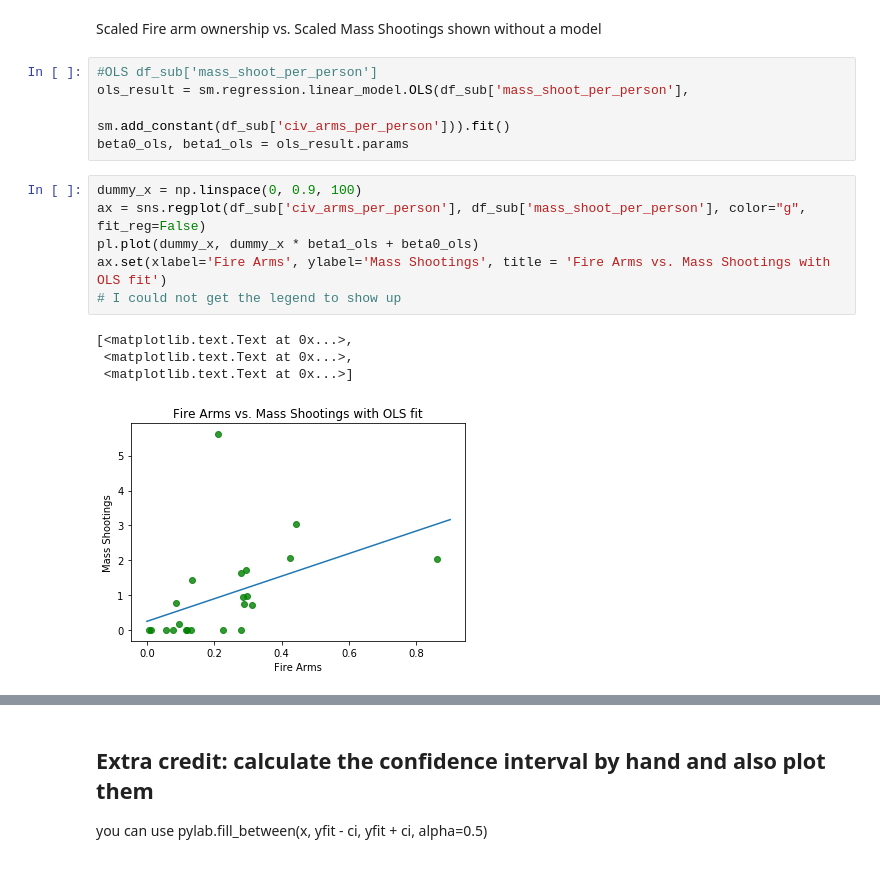
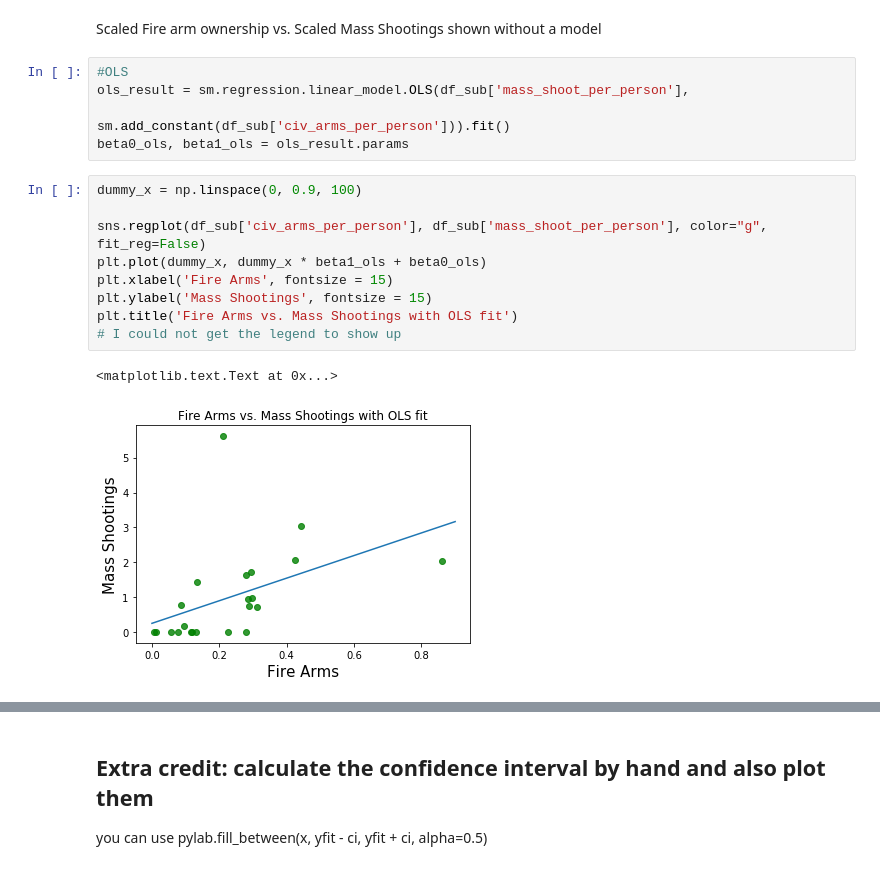
Before and after one commit to colinandrus/PUI2017_cra354, a Jupyter notebook: HW5_cra354/HW5_Part3.ipynb, the cells around one changed output, grey strips where cells are left out. Cells and saved outputs as stored; diff of their text form.

```diff
--- a/HW5_cra354/HW5_Part3.ipynb
+++ b/HW5_cra354/HW5_Part3.ipynb
@@ -389,18 +389,19 @@ ax.set(xlabel='Fire Arms', ylabel='Mass Shootings', title = 'Fire Arms vs. Mass
 # %% [markdown]
 Scaled Fire arm ownership vs. Scaled Mass Shootings shown without a model
 # %%
-#OLS df_sub['mass_shoot_per_person']
+#OLS
 ols_result = sm.regression.linear_model.OLS(df_sub['mass_shoot_per_person'],
                                             sm.add_constant(df_sub['civ_arms_per_person'])).fit()
 beta0_ols, beta1_ols = ols_result.params
 # %%
 dummy_x = np.linspace(0, 0.9, 100)
-ax = sns.regplot(df_sub['civ_arms_per_person'], df_sub['mass_shoot_per_person'], color="g",  fit_reg=False)
-pl.plot(dummy_x, dummy_x * beta1_ols + beta0_ols)
-ax.set(xlabel='Fire Arms', ylabel='Mass Shootings', title = 'Fire Arms vs. Mass Shootings with OLS fit')
+
+sns.regplot(df_sub['civ_arms_per_person'], df_sub['mass_shoot_per_person'], color="g",  fit_reg=False)
+plt.plot(dummy_x, dummy_x * beta1_ols + beta0_ols)
+plt.xlabel('Fire Arms', fontsize = 15)
+plt.ylabel('Mass Shootings', fontsize = 15)
+plt.title('Fire Arms vs. Mass Shootings with OLS fit')
 # I could not get the legend to show up
 # %% [output]
-[<matplotlib.text.Text at 0x...>,
- <matplotlib.text.Text at 0x...>,
- <matplotlib.text.Text at 0x...>]
+<matplotlib.text.Text at 0x...>
-[figure, old version]
+[figure, new version]
```
Also changed, not shown: parts of 11 cells of this notebook, 1 other file.
